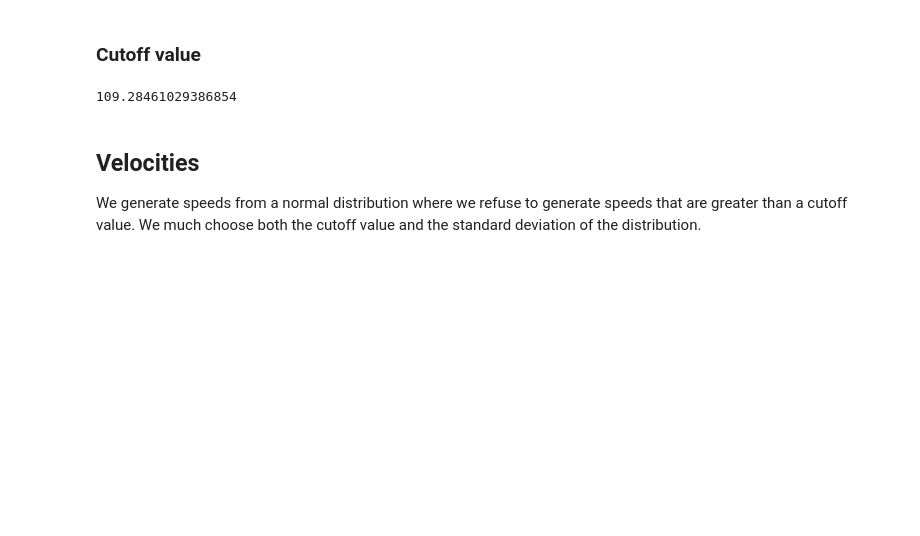
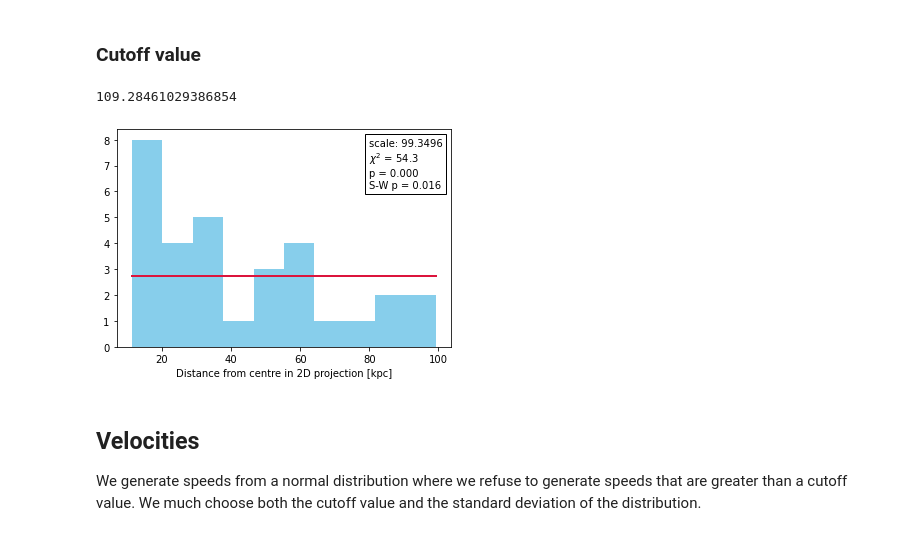
Before and after one commit to duncanmacintyre/galaxy-splicing, a Jupyter notebook: generate/position_velocity_distribution.ipynb, the cells around one changed output. Saved outputs shown, nothing was run; the diff lists cells and outputs as text; code cells hidden in the pictures; blank space fills up the shorter version.

Commit message:
Update position_velocity_distribution.ipynb to more prominently feature uniform distribution plot

```diff
--- a/generate/position_velocity_distribution.ipynb
+++ b/generate/position_velocity_distribution.ipynb
@@ -88,6 +88,28 @@ We much choose the maximum value. It makes sense to choose a radius about 110 %
 np.sqrt(df['x']**2 + df['y']**2).max()*1.1
 # %% [output]
 109.28461029386854
+# %%
+# here's a plot of what the distribution looks like
+
+# random variable with    cdf(r) = r,    pdf(r) = 1
+# this is the 1/sqrt probably distribution on a sphere of radius R,
+# where pdf(r) is the probability density at radius r where 0 ≤ r ≤ R
+class Sphere(rv_continuous):
+    def _pdf(self, r):
+        return np.where(r <= 1, 1, 0)
+    def _cdf(self, r):
+        return 0.5*np.where(r < 1, r, 1)
+#         return 0.5*np.where(r < 1, np.sqrt(r), 1) + 0.5*halfnorm.cdf(r, loc=0, scale=0.48)
+    def _fitstart(self, r):
+        return (0, np.max(r))
+
+sphere = Sphere(a=0)
+
+plot_hist_fit(np.sqrt(df['x']**2+df['y']**2), randomvar=sphere, fixed_mode=0, xlabel='Distance from centre in 2D projection [kpc]')
+
+plt.savefig('distance distribution.pdf')
+# %% [output]
+[figure, added]
 # %% [markdown]
 ## Velocities
 
```
Also changed, not shown: parts of 2 cells of this notebook.
